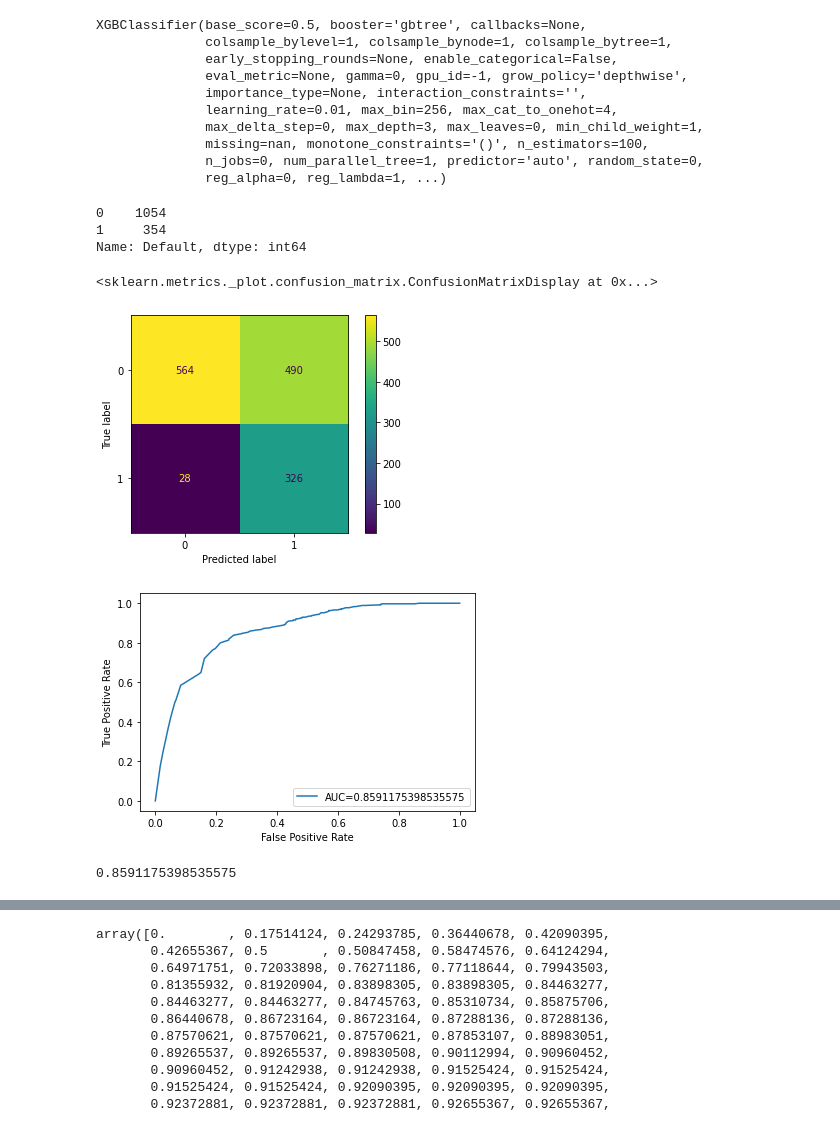
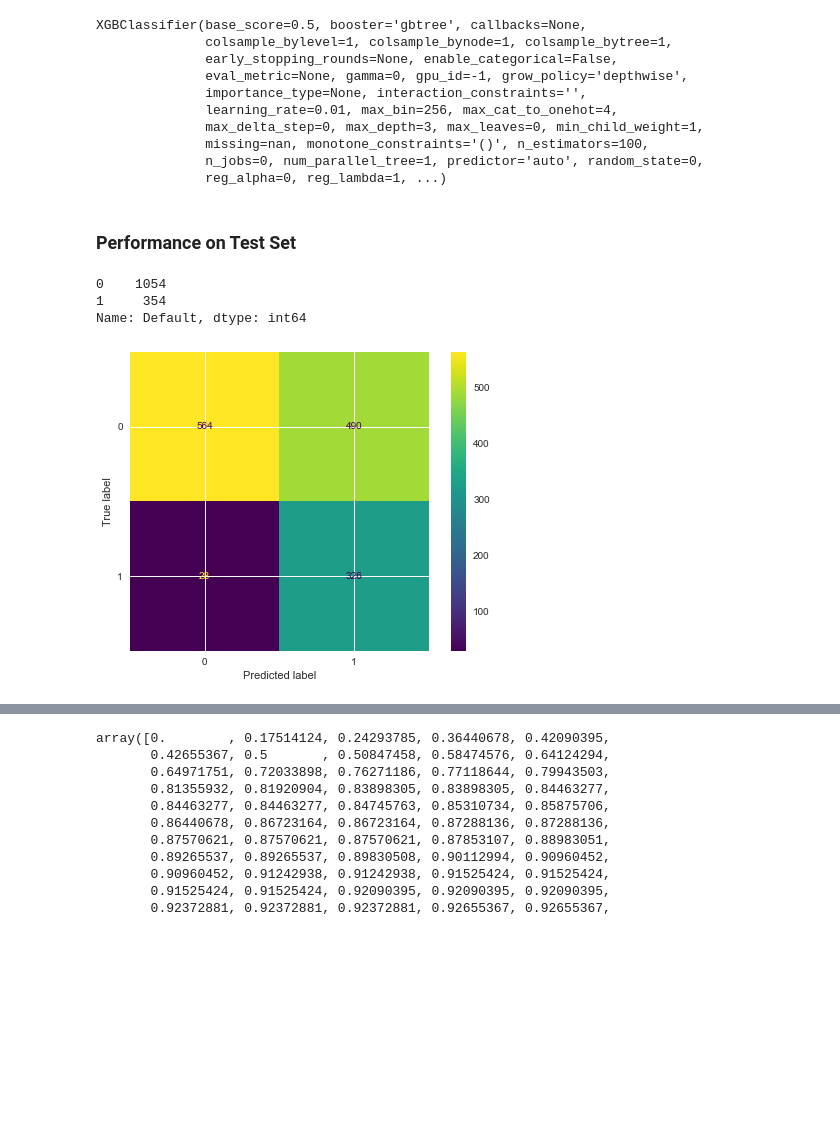
Before and after one commit to jevonsevilla/finantier-assessment, a Jupyter notebook: notebook/model.ipynb, the cells around one changed output, grey strips where cells are left out. Cells and saved outputs as stored; diff of their text form; code cells hidden in the pictures; blank space fills up the shorter version.

```diff
--- a/notebook/model.ipynb
+++ b/notebook/model.ipynb
@@ -217,3 +196,5 @@ XGBClassifier(base_score=0.5, booster='gbtree', callbacks=None,
               missing=nan, monotone_constraints='()', n_estimators=100,
               n_jobs=0, num_parallel_tree=1, predictor='auto', random_state=0,
               reg_alpha=0, reg_lambda=1, ...)
+# %% [markdown]
+### Performance on Test Set
@@ -220,5 +205,5 @@ XGBClassifier(base_score=0.5, booster='gbtree', callbacks=None,
 # %%
-preds = best_model.predict(X_test)
+preds = load_model.predict(X_test)
 # %%
 y_test.value_counts()
 # %% [output]
@@ -228,11 +213,11 @@ Name: Default, dtype: int64
 # %%
 from sklearn.metrics import plot_confusion_matrix
 from sklearn import metrics
 
 fpr, tpr, _ = metrics.roc_curve(y_test, preds)
 auc = metrics.roc_auc_score(y_test, preds)
 
-plot_confusion_matrix(best_model, X_test, y_test)
+plot_confusion_matrix(load_model, X_test, y_test)
+plt.show()
 # %% [output]
-<sklearn.metrics._plot.confusion_matrix.ConfusionMatrixDisplay at 0x...>
-[figure, old version]
+[figure, new version]
@@ -242,22 +224,12 @@ import matplotlib.pyplot as plt
-# %%
-#define metrics
-y_pred_proba = best_model.predict_proba(X_test)[::,1]
-fpr, tpr, _ = metrics.roc_curve(y_test,  y_pred_proba)
-auc = metrics.roc_auc_score(y_test, y_pred_proba)
-
-#create ROC curve
-plt.plot(fpr,tpr,label="AUC="+str(auc))
-plt.ylabel('True Positive Rate')
-plt.xlabel('False Positive Rate')
-plt.legend(loc=4)
-plt.show()
-# %% [output]
-[figure, removed]
 # %%
+from sklearn.metrics import f1_score
 from sklearn.metrics import roc_curve
 from sklearn.metrics import roc_auc_score
 
-# roc curve for models
+# f1 score for model
+f1_score = f1_score(y_test, preds)
+
+# roc curve for model
 fpr1, tpr1, thresh1 = roc_curve(y_test, y_pred_proba, pos_label=1)
 
 # roc curve for tpr = fpr
@@ -266,10 +238,6 @@ p_fpr, p_tpr, _ = roc_curve(y_test, random_probs, pos_label=1)
 
 # auc scores
 auc_score1 = roc_auc_score(y_test, y_pred_proba)
-
-print(auc_score1)
-# %% [output]
-0.8591175398535575
 # %%
 # matplotlib
 import matplotlib.pyplot as plt
```
Also changed, not shown: parts of 8 cells of this notebook, 1 other file.
